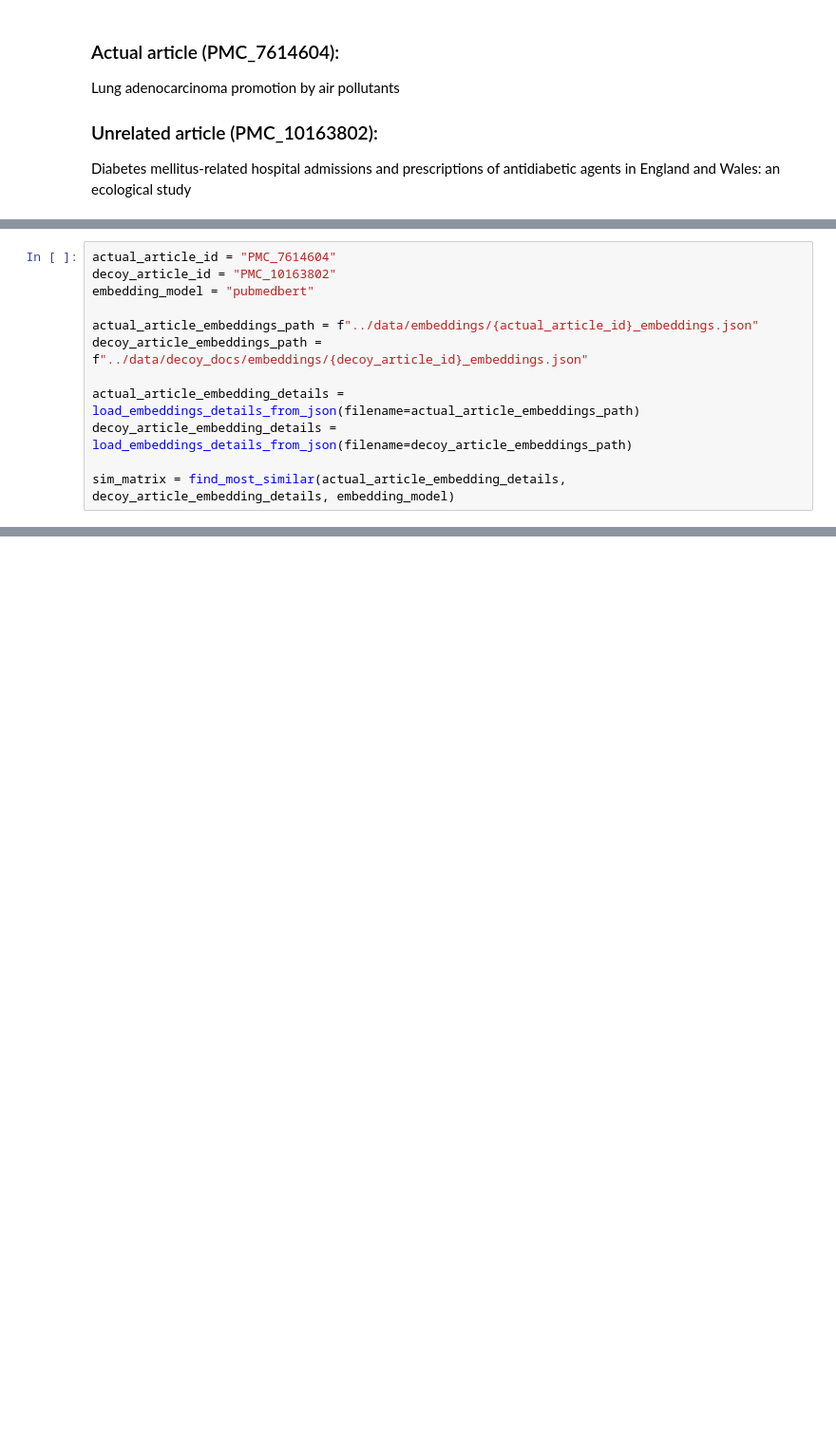
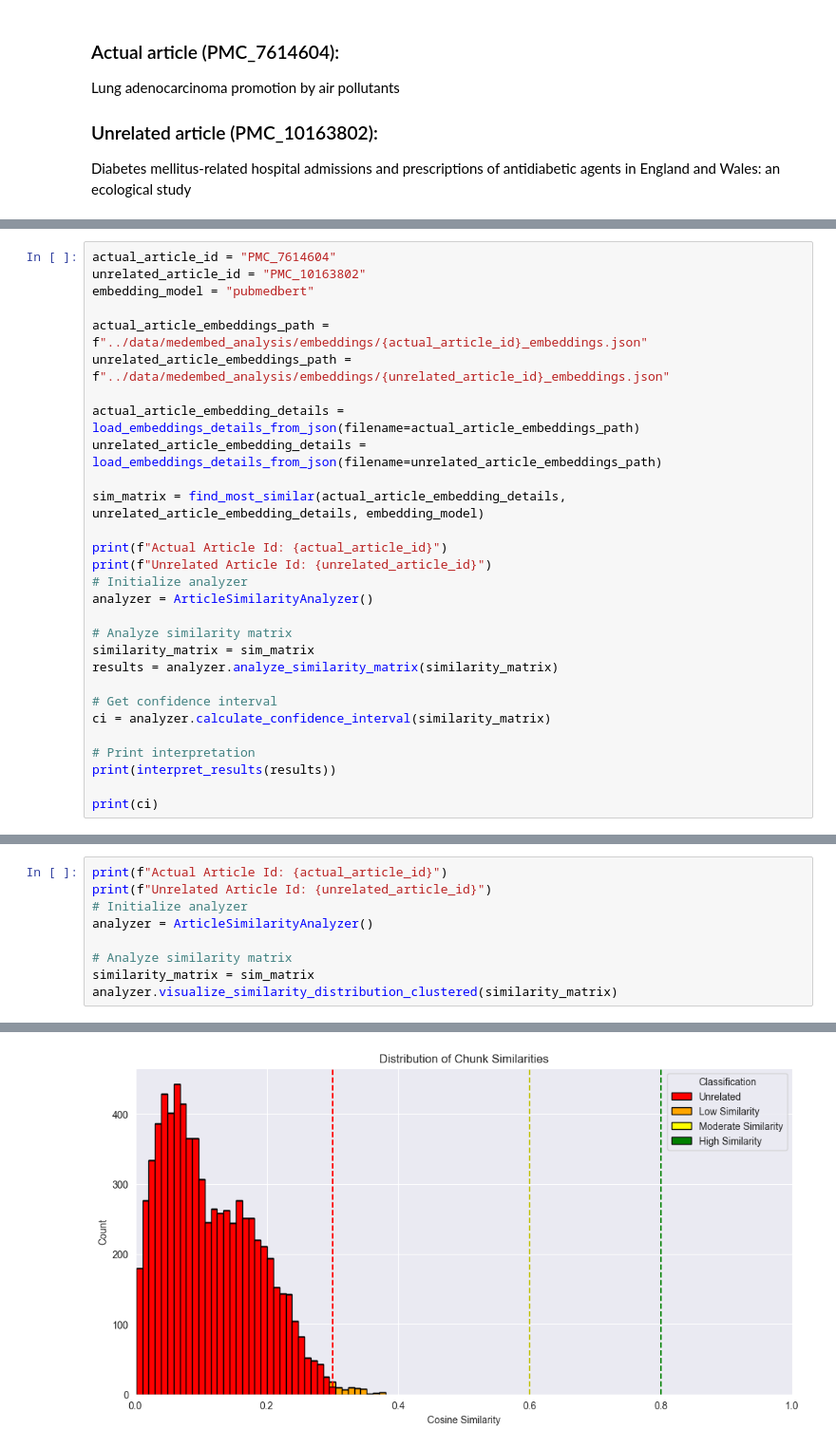
Before and after one commit to jesse-lima-gilead/pubtator_benchiling, a Jupyter notebook: notebooks/similarity_across_articles - Pubmedbert.ipynb, the cells around one changed output, grey strips where cells are left out. Shown at 95% size. Saved outputs shown, nothing was run; the diff lists cells and outputs as text; blank space fills up the shorter version.

```diff
--- a/notebooks/similarity_across_articles - Pubmedbert.ipynb
+++ b/notebooks/similarity_across_articles - Pubmedbert.ipynb
@@ -428,12 +503,29 @@ Diabetes mellitus-related hospital admissions and prescriptions of antidiabetic
 # %%
 actual_article_id = "PMC_7614604"
-decoy_article_id = "PMC_10163802"
+unrelated_article_id = "PMC_10163802"
 embedding_model = "pubmedbert"
 
-actual_article_embeddings_path = f"../data/embeddings/{actual_article_id}_embeddings.json"
-decoy_article_embeddings_path = f"../data/decoy_docs/embeddings/{decoy_article_id}_embeddings.json"
+actual_article_embeddings_path = f"../data/medembed_analysis/embeddings/{actual_article_id}_embeddings.json"
+unrelated_article_embeddings_path = f"../data/medembed_analysis/embeddings/{unrelated_article_id}_embeddings.json"
 
 actual_article_embedding_details = load_embeddings_details_from_json(filename=actual_article_embeddings_path)
-decoy_article_embedding_details = load_embeddings_details_from_json(filename=decoy_article_embeddings_path)
+unrelated_article_embedding_details = load_embeddings_details_from_json(filename=unrelated_article_embeddings_path)
 
-sim_matrix = find_most_similar(actual_article_embedding_details, decoy_article_embedding_details, embedding_model)
+sim_matrix = find_most_similar(actual_article_embedding_details, unrelated_article_embedding_details, embedding_model)
+
+print(f"Actual Article Id: {actual_article_id}")
+print(f"Unrelated Article Id: {unrelated_article_id}")
+# Initialize analyzer
+analyzer = ArticleSimilarityAnalyzer()
+
+# Analyze similarity matrix
+similarity_matrix = sim_matrix
+results = analyzer.analyze_similarity_matrix(similarity_matrix)
+
+# Get confidence interval
+ci = analyzer.calculate_confidence_interval(similarity_matrix)
+
+# Print interpretation
+print(interpret_results(results))
+
+print(ci)
@@ -439,0 +552,10 @@ sim_matrix = find_most_similar(actual_article_embedding_details, decoy_article_e
+# %%
+print(f"Actual Article Id: {actual_article_id}")
+print(f"Unrelated Article Id: {unrelated_article_id}")
+# Initialize analyzer
+analyzer = ArticleSimilarityAnalyzer()
+
+# Analyze similarity matrix
+similarity_matrix = sim_matrix
+analyzer.visualize_similarity_distribution_clustered(similarity_matrix)
+# %% [output]
@@ -439,0 +574 @@ sim_matrix = find_most_similar(actual_article_embedding_details, decoy_article_e
+[figure, added]
```
Also changed, not shown: parts of 27 cells of this notebook, 16 other files.
